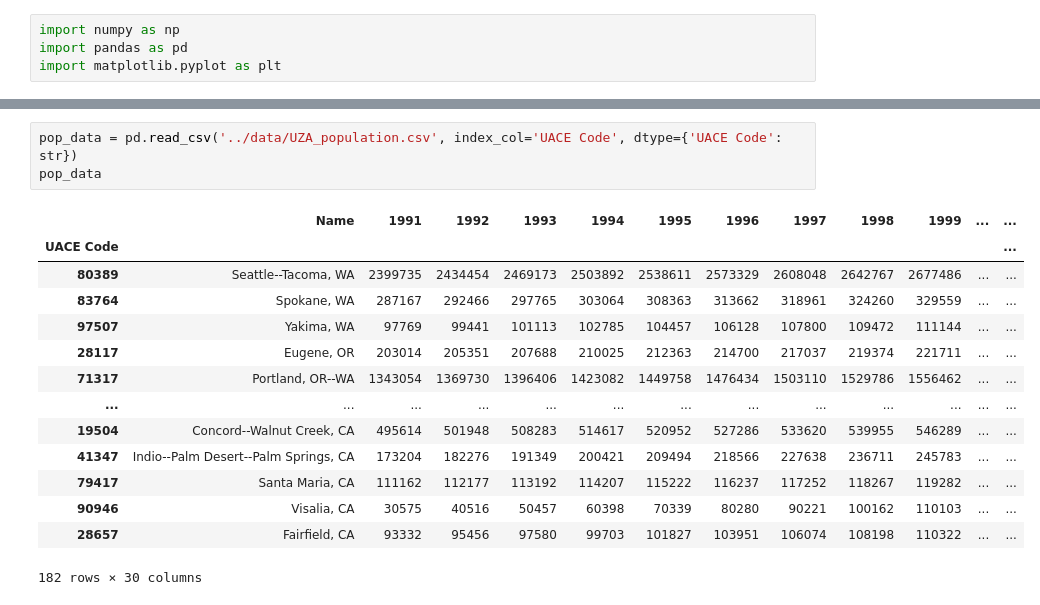
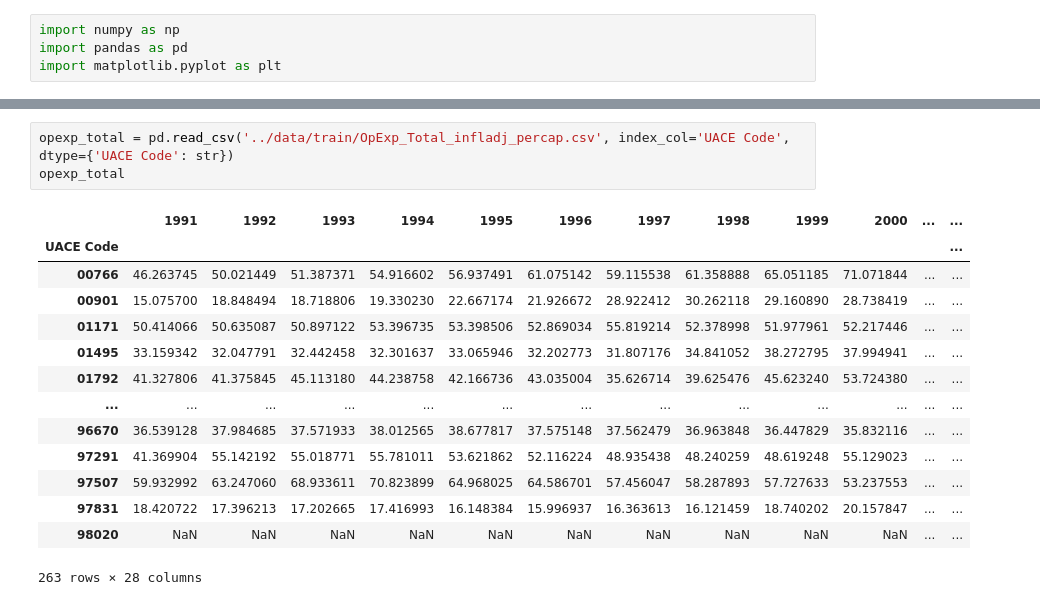
Before and after one commit to lodubay/transit-ridership, a Jupyter notebook: notebooks/time_series.ipynb, the cells around one changed output, grey strips where cells are left out. Drawn from its saved outputs; the diff is of its cells as text.

```diff
--- a/notebooks/time_series.ipynb
+++ b/notebooks/time_series.ipynb
@@ -7,18 +38,18 @@ import matplotlib.pyplot as plt
 # %%
-pop_data = pd.read_csv('../data/UZA_population.csv', index_col='UACE Code', dtype={'UACE Code': str})
-pop_data
+opexp_total = pd.read_csv('../data/train/OpExp_Total_infladj_percap.csv', index_col='UACE Code', dtype={'UACE Code': str})
+opexp_total
 # %% [output]
-|  | Name | 1991 | 1992 | 1993 | 1994 | 1995 | 1996 | 1997 | 1998 | 1999 | ... | ... |
+|  | 1991 | 1992 | 1993 | 1994 | 1995 | 1996 | 1997 | 1998 | 1999 | 2000 | ... | ... |
 | UACE Code |  |  |  |  |  |  |  |  |  |  |  | ... |
-| 80389 | Seattle--Tacoma, WA | 2399735 | 2434454 | 2469173 | 2503892 | 2538611 | 2573329 | 2608048 | 2642767 | 2677486 | ... | ... |
-| 83764 | Spokane, WA | 287167 | 292466 | 297765 | 303064 | 308363 | 313662 | 318961 | 324260 | 329559 | ... | ... |
-| 97507 | Yakima, WA | 97769 | 99441 | 101113 | 102785 | 104457 | 106128 | 107800 | 109472 | 111144 | ... | ... |
-| 28117 | Eugene, OR | 203014 | 205351 | 207688 | 210025 | 212363 | 214700 | 217037 | 219374 | 221711 | ... | ... |
-| 71317 | Portland, OR--WA | 1343054 | 1369730 | 1396406 | 1423082 | 1449758 | 1476434 | 1503110 | 1529786 | 1556462 | ... | ... |
+| 00766 | 46.263745 | 50.021449 | 51.387371 | 54.916602 | 56.937491 | 61.075142 | 59.115538 | 61.358888 | 65.051185 | 71.071844 | ... | ... |
+| 00901 | 15.075700 | 18.848494 | 18.718806 | 19.330230 | 22.667174 | 21.926672 | 28.922412 | 30.262118 | 29.160890 | 28.738419 | ... | ... |
+| 01171 | 50.414066 | 50.635087 | 50.897122 | 53.396735 | 53.398506 | 52.869034 | 55.819214 | 52.378998 | 51.977961 | 52.217446 | ... | ... |
+| 01495 | 33.159342 | 32.047791 | 32.442458 | 32.301637 | 33.065946 | 32.202773 | 31.807176 | 34.841052 | 38.272795 | 37.994941 | ... | ... |
+| 01792 | 41.327806 | 41.375845 | 45.113180 | 44.238758 | 42.166736 | 43.035004 | 35.626714 | 39.625476 | 45.623240 | 53.724380 | ... | ... |
 | ... | ... | ... | ... | ... | ... | ... | ... | ... | ... | ... | ... | ... |
-| 19504 | Concord--Walnut Creek, CA | 495614 | 501948 | 508283 | 514617 | 520952 | 527286 | 533620 | 539955 | 546289 | ... | ... |
-| 41347 | Indio--Palm Desert--Palm Springs, CA | 173204 | 182276 | 191349 | 200421 | 209494 | 218566 | 227638 | 236711 | 245783 | ... | ... |
-| 79417 | Santa Maria, CA | 111162 | 112177 | 113192 | 114207 | 115222 | 116237 | 117252 | 118267 | 119282 | ... | ... |
-| 90946 | Visalia, CA | 30575 | 40516 | 50457 | 60398 | 70339 | 80280 | 90221 | 100162 | 110103 | ... | ... |
-| 28657 | Fairfield, CA | 93332 | 95456 | 97580 | 99703 | 101827 | 103951 | 106074 | 108198 | 110322 | ... | ... |
+| 96670 | 36.539128 | 37.984685 | 37.571933 | 38.012565 | 38.677817 | 37.575148 | 37.562479 | 36.963848 | 36.447829 | 35.832116 | ... | ... |
+| 97291 | 41.369904 | 55.142192 | 55.018771 | 55.781011 | 53.621862 | 52.116224 | 48.935438 | 48.240259 | 48.619248 | 55.129023 | ... | ... |
+| 97507 | 59.932992 | 63.247060 | 68.933611 | 70.823899 | 64.968025 | 64.586701 | 57.456047 | 58.287893 | 57.727633 | 53.237553 | ... | ... |
+| 97831 | 18.420722 | 17.396213 | 17.202665 | 17.416993 | 16.148384 | 15.996937 | 16.363613 | 16.121459 | 18.740202 | 20.157847 | ... | ... |
+| 98020 | NaN | NaN | NaN | NaN | NaN | NaN | NaN | NaN | NaN | NaN | ... | ... |
-182 rows × 30 columns
+263 rows × 28 columns
```
Also changed, not shown: parts of 10 cells of this notebook, 35 other files.
